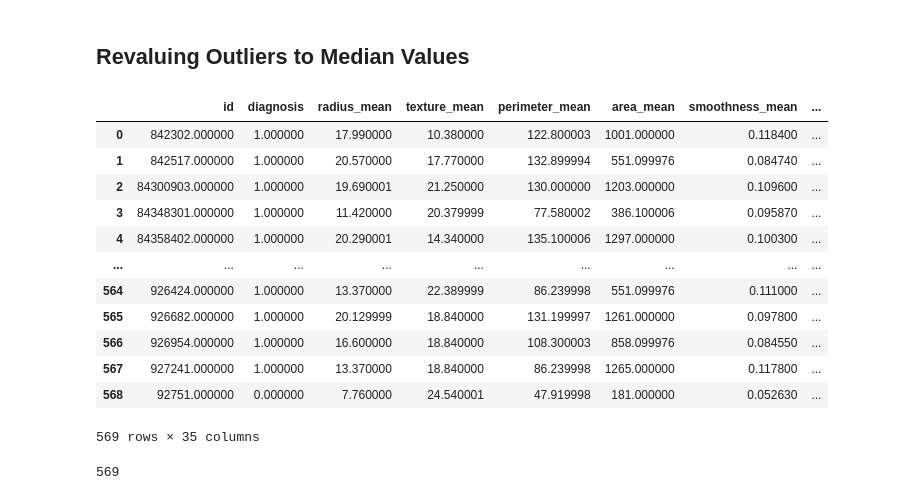
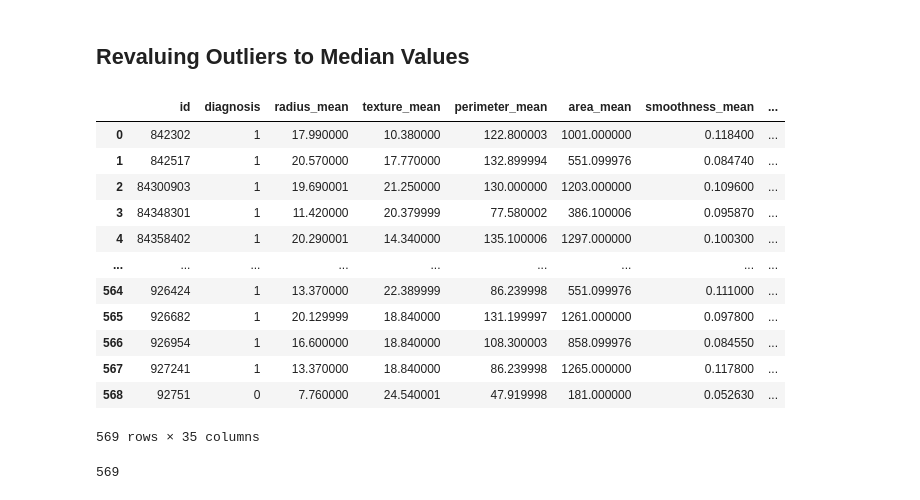
Before and after one commit to CasualModel/CancerCausality, a Jupyter notebook: notebooks/DataEngineering.ipynb, the cells around one changed output. Cells and saved outputs as stored; diff of their text form; code cells hidden in the pictures.

```diff
--- a/notebooks/DataEngineering.ipynb
+++ b/notebooks/DataEngineering.ipynb
@@ -206,22 +212,22 @@ len(data_cleaner_remove.df)
 483
 # %% [markdown]
 ## Revaluing Outliers to Median Values
-# %%
-data_cleaner_revalue.fix_outlier_columns(data_cleaner_revalue.df.columns.to_list())
-# %% [output]
-|  | id | diagnosis | radius_mean | texture_mean | perimeter_mean | area_mean | smoothness_mean | ... |
-| 0 | 842302.000000 | 1.000000 | 17.990000 | 10.380000 | 122.800003 | 1001.000000 | 0.118400 | ... |
-| 1 | 842517.000000 | 1.000000 | 20.570000 | 17.770000 | 132.899994 | 551.099976 | 0.084740 | ... |
-| 2 | 84300903.000000 | 1.000000 | 19.690001 | 21.250000 | 130.000000 | 1203.000000 | 0.109600 | ... |
-| 3 | 84348301.000000 | 1.000000 | 11.420000 | 20.379999 | 77.580002 | 386.100006 | 0.095870 | ... |
-| 4 | 84358402.000000 | 1.000000 | 20.290001 | 14.340000 | 135.100006 | 1297.000000 | 0.100300 | ... |
-| ... | ... | ... | ... | ... | ... | ... | ... | ... |
-| 564 | 926424.000000 | 1.000000 | 13.370000 | 22.389999 | 86.239998 | 551.099976 | 0.111000 | ... |
-| 565 | 926682.000000 | 1.000000 | 20.129999 | 18.840000 | 131.199997 | 1261.000000 | 0.097800 | ... |
-| 566 | 926954.000000 | 1.000000 | 16.600000 | 18.840000 | 108.300003 | 858.099976 | 0.084550 | ... |
-| 567 | 927241.000000 | 1.000000 | 13.370000 | 18.840000 | 86.239998 | 1265.000000 | 0.117800 | ... |
-| 568 | 92751.000000 | 0.000000 | 7.760000 | 24.540001 | 47.919998 | 181.000000 | 0.052630 | ... |
-569 rows × 35 columns
+# %%
+data_cleaner_revalue.fix_outlier_columns(columns_to_standardize)
+# %% [output]
+|  | id | diagnosis | radius_mean | texture_mean | perimeter_mean | area_mean | smoothness_mean | ... |
+| 0 | 842302 | 1 | 17.990000 | 10.380000 | 122.800003 | 1001.000000 | 0.118400 | ... |
+| 1 | 842517 | 1 | 20.570000 | 17.770000 | 132.899994 | 551.099976 | 0.084740 | ... |
+| 2 | 84300903 | 1 | 19.690001 | 21.250000 | 130.000000 | 1203.000000 | 0.109600 | ... |
+| 3 | 84348301 | 1 | 11.420000 | 20.379999 | 77.580002 | 386.100006 | 0.095870 | ... |
+| 4 | 84358402 | 1 | 20.290001 | 14.340000 | 135.100006 | 1297.000000 | 0.100300 | ... |
+| ... | ... | ... | ... | ... | ... | ... | ... | ... |
+| 564 | 926424 | 1 | 13.370000 | 22.389999 | 86.239998 | 551.099976 | 0.111000 | ... |
+| 565 | 926682 | 1 | 20.129999 | 18.840000 | 131.199997 | 1261.000000 | 0.097800 | ... |
+| 566 | 926954 | 1 | 16.600000 | 18.840000 | 108.300003 | 858.099976 | 0.084550 | ... |
+| 567 | 927241 | 1 | 13.370000 | 18.840000 | 86.239998 | 1265.000000 | 0.117800 | ... |
+| 568 | 92751 | 0 | 7.760000 | 24.540001 | 47.919998 | 181.000000 | 0.052630 | ... |
+569 rows × 35 columns
 # %%
 # Length of outlier revalued dataframe (unchanged)
 len(data_cleaner_revalue.df)
```
Also changed, not shown: parts of 25 cells of this notebook, 2 other files.
